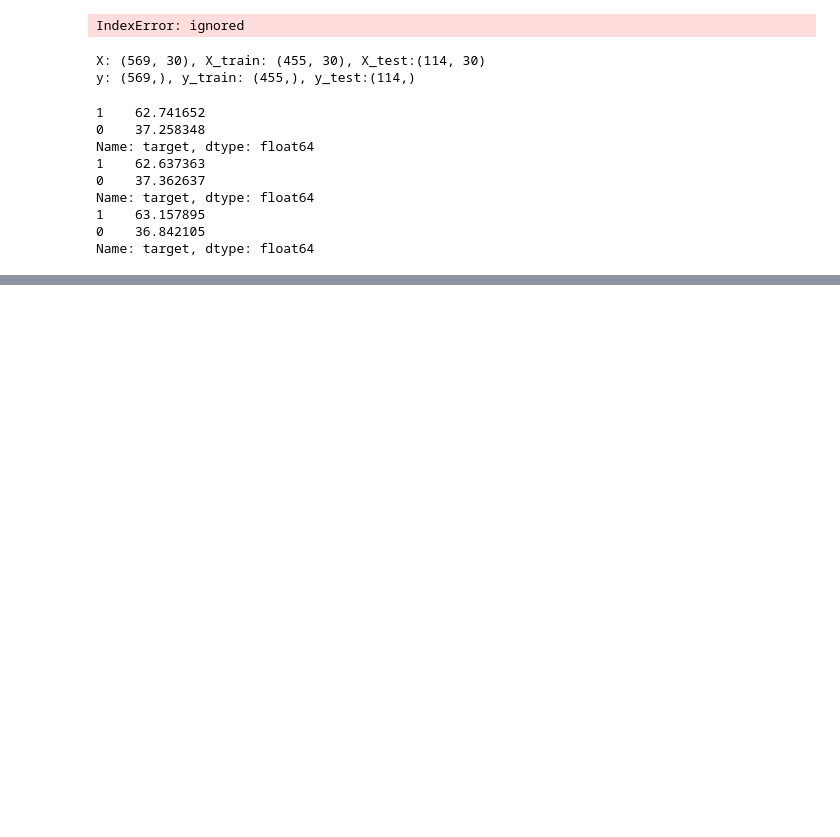
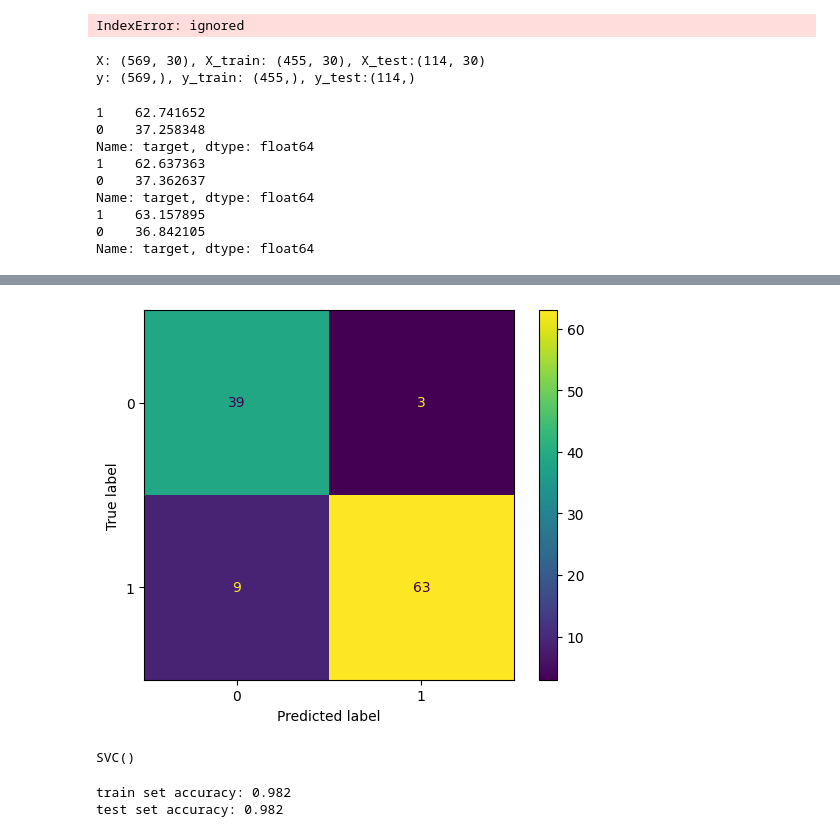
Before and after one commit to JeonJongDae/dinner_stock_AI, a Jupyter notebook: 5주차/Copy_of_svm_skeleton.ipynb, the cells around one changed output, grey strips where cells are left out. Drawn from its saved outputs; the diff is of its cells as text; code cells hidden in the pictures; blank space fills up the shorter version.

```diff
--- a/5주차/Copy_of_svm_skeleton.ipynb
+++ b/5주차/Copy_of_svm_skeleton.ipynb
@@ -957,0 +985,19 @@ Name: target, dtype: float64
+# %%
+from sklearn.metrics import confusion_matrix
+from sklearn.metrics import ConfusionMatrixDisplay
+cm = confusion_matrix(y_test, y_pred)
+cm_display = ConfusionMatrixDisplay(cm).plot()
+# %% [output]
+[figure, added]
+# %%
+from sklearn.svm import SVC
+classifier = SVC()
+classifier.fit(X_train, y_train)
+# %% [output]
+SVC()
+# %%
+print("train set accuracy: {:.3f}".format(classifier.score(X_train, y_train)))
+print("test set accuracy: {:.3f}".format(classifier.score(X_test, y_test)))
+# %% [output]
+train set accuracy: 0.982
+test set accuracy: 0.982
```
Also changed, not shown: parts of 27 cells of this notebook.
